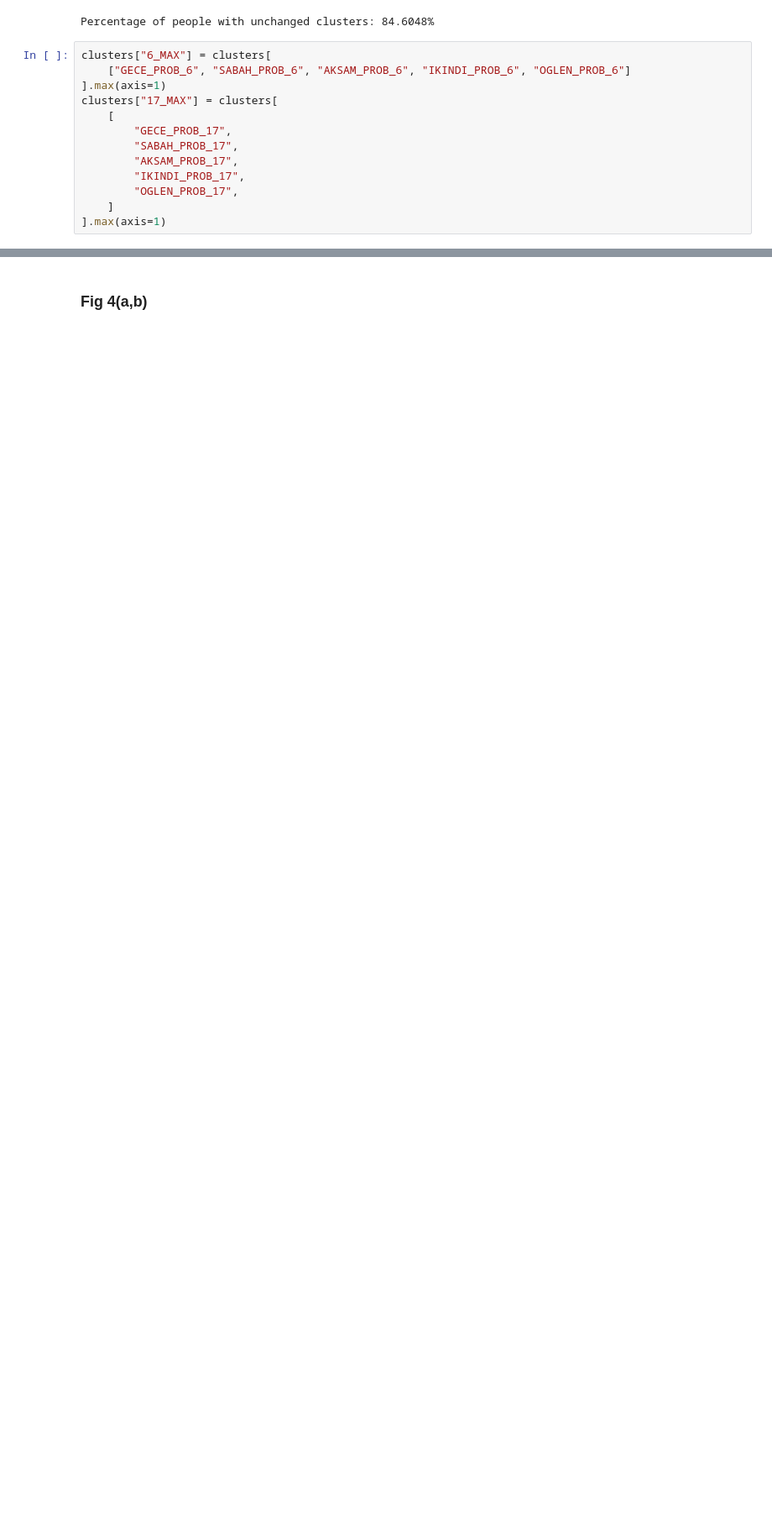
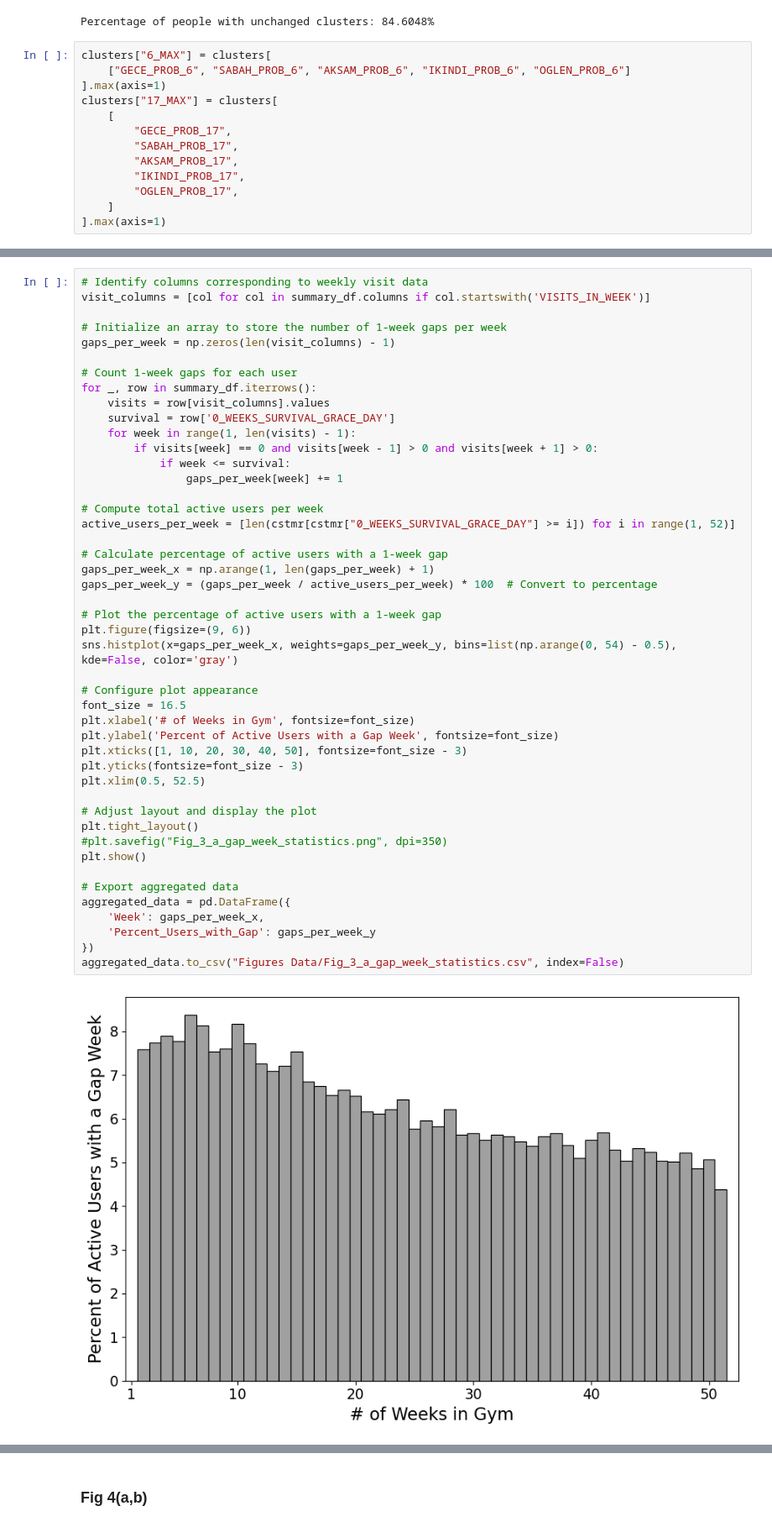
Before and after one commit to egedemirci/From-Occasional-to-Steady-Habit-Formation-Insights-From-a-Comprehensive-Fitness-Study, a Jupyter notebook: Figures.ipynb, the cells around one changed output, grey strips where cells are left out. Shown at 84% size. Cells and saved outputs as stored; diff of their text form; blank space fills up the shorter version.

Commit message:
Figure 2, 3 and 6 Added

```diff
--- a/Figures.ipynb
+++ b/Figures.ipynb
@@ -567,0 +777,48 @@ plt.close()
+# %%
+# Identify columns corresponding to weekly visit data
+visit_columns = [col for col in summary_df.columns if col.startswith('VISITS_IN_WEEK')]
+
+# Initialize an array to store the number of 1-week gaps per week
+gaps_per_week = np.zeros(len(visit_columns) - 1)
+
+# Count 1-week gaps for each user
+for _, row in summary_df.iterrows():
+    visits = row[visit_columns].values
+    survival = row['0_WEEKS_SURVIVAL_GRACE_DAY']
+    for week in range(1, len(visits) - 1):
+        if visits[week] == 0 and visits[week - 1] > 0 and visits[week + 1] > 0:
+            if week <= survival:
+                gaps_per_week[week] += 1
+
+# Compute total active users per week
+active_users_per_week = [len(cstmr[cstmr["0_WEEKS_SURVIVAL_GRACE_DAY"] >= i]) for i in range(1, 52)]
+
+# Calculate percentage of active users with a 1-week gap
+gaps_per_week_x = np.arange(1, len(gaps_per_week) + 1)
+gaps_per_week_y = (gaps_per_week / active_users_per_week) * 100  # Convert to percentage
+
+# Plot the percentage of active users with a 1-week gap
+plt.figure(figsize=(9, 6))
+sns.histplot(x=gaps_per_week_x, weights=gaps_per_week_y, bins=list(np.arange(0, 54) - 0.5), kde=False, color='gray')
+
+# Configure plot appearance
+font_size = 16.5
+plt.xlabel('# of Weeks in Gym', fontsize=font_size)
+plt.ylabel('Percent of Active Users with a Gap Week', fontsize=font_size)
+plt.xticks([1, 10, 20, 30, 40, 50], fontsize=font_size - 3)
+plt.yticks(fontsize=font_size - 3)
+plt.xlim(0.5, 52.5)
+
+# Adjust layout and display the plot
+plt.tight_layout()
+#plt.savefig("Fig_3_a_gap_week_statistics.png", dpi=350)
+plt.show()
+
+# Export aggregated data
+aggregated_data = pd.DataFrame({
+    'Week': gaps_per_week_x,
+    'Percent_Users_with_Gap': gaps_per_week_y
+})
+aggregated_data.to_csv("Figures Data/Fig_3_a_gap_week_statistics.csv", index=False)
+# %% [output]
+[figure, added]
```
Also changed, not shown: parts of 13 cells of this notebook, 5 other files.
